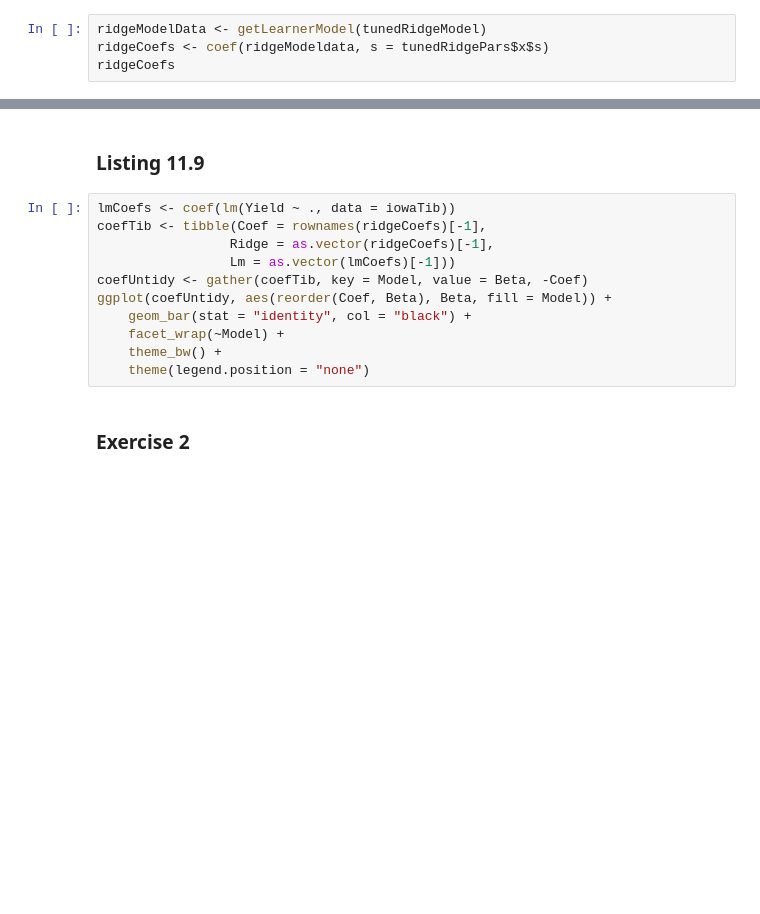
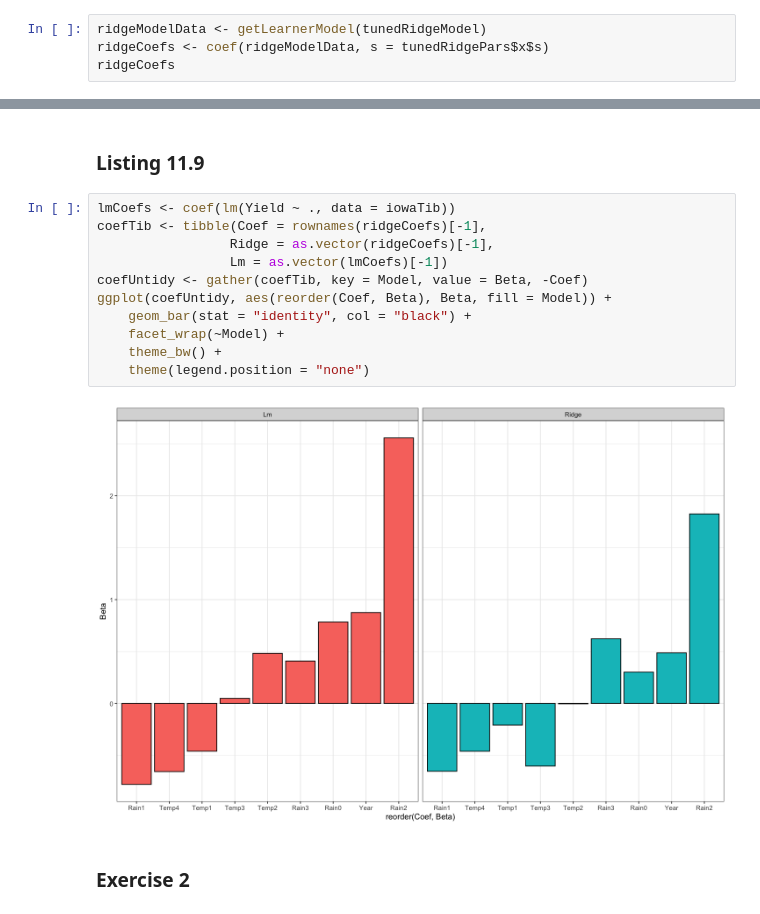
Before and after one commit to brainvat/Hefin-I-Rhys-Machine-Learning-with-R-the-tidyverse-and-mlr, a Jupyter notebook: chapter_11/Chapter 11 - Preventing overfitting with ridge regression LASSO and elastic net.ipynb, the cells around one changed output, grey strips where cells are left out. Cells and saved outputs as stored; diff of their text form; blank space fills up the shorter version.

```diff
--- a/chapter_11/Chapter 11 - Preventing overfitting with ridge regression LASSO and elastic net.ipynb
+++ b/chapter_11/Chapter 11 - Preventing overfitting with ridge regression LASSO and elastic net.ipynb
@@ -102,5 +192,5 @@ tunedRidgeModel <- train(tunedRidge, iowaTask)
 ### Listing 11.8
 # %%
 ridgeModelData <- getLearnerModel(tunedRidgeModel)
-ridgeCoefs <- coef(ridgeModeldata, s = tunedRidgePars$x$s)
+ridgeCoefs <- coef(ridgeModelData, s = tunedRidgePars$x$s)
 ridgeCoefs
@@ -109,14 +212,16 @@ ridgeCoefs
 # %%
 lmCoefs <- coef(lm(Yield ~ ., data = iowaTib))
 coefTib <- tibble(Coef = rownames(ridgeCoefs)[-1],
                  Ridge = as.vector(ridgeCoefs)[-1],
-                 Lm = as.vector(lmCoefs)[-1]))
+                 Lm = as.vector(lmCoefs)[-1])
 coefUntidy <- gather(coefTib, key = Model, value = Beta, -Coef)
 ggplot(coefUntidy, aes(reorder(Coef, Beta), Beta, fill = Model)) +
     geom_bar(stat = "identity", col = "black") +
     facet_wrap(~Model) +
     theme_bw() +
     theme(legend.position = "none")
+# %% [output]
+[figure, added]
 # %% [markdown]
 ### Exercise 2
 # %%
```
Also changed, not shown: parts of 12 cells of this notebook, 1 other file.
